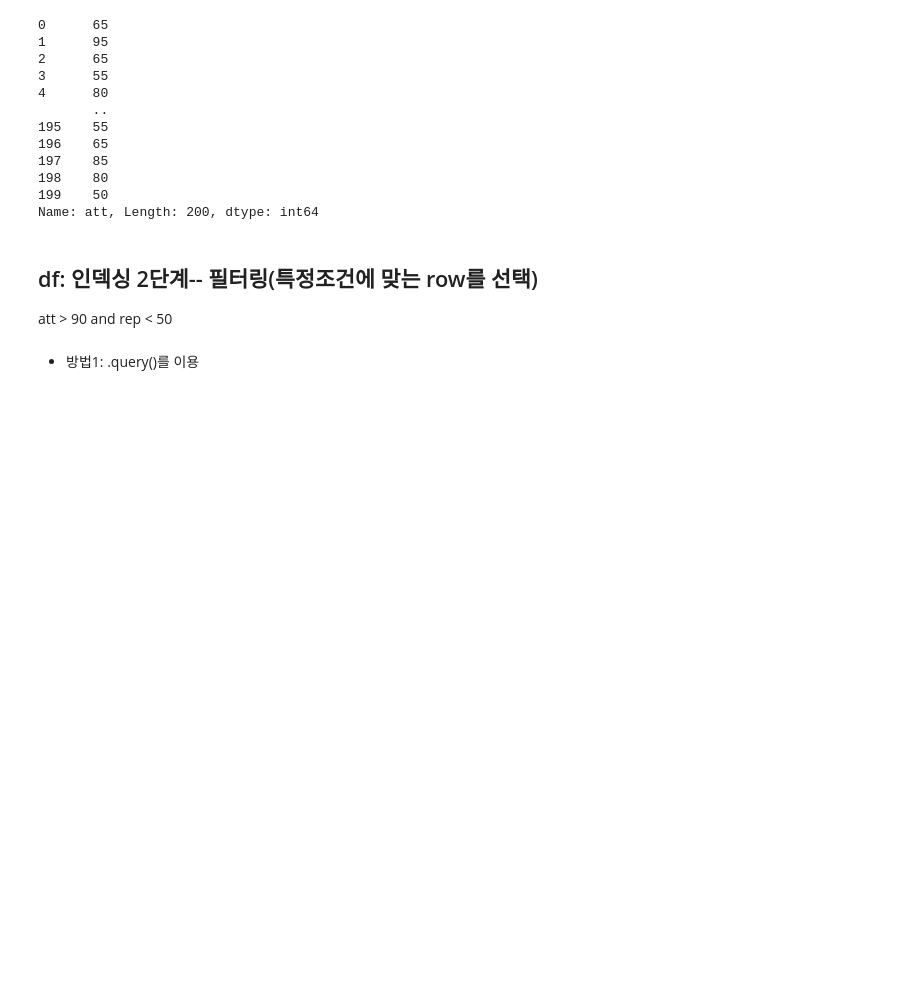
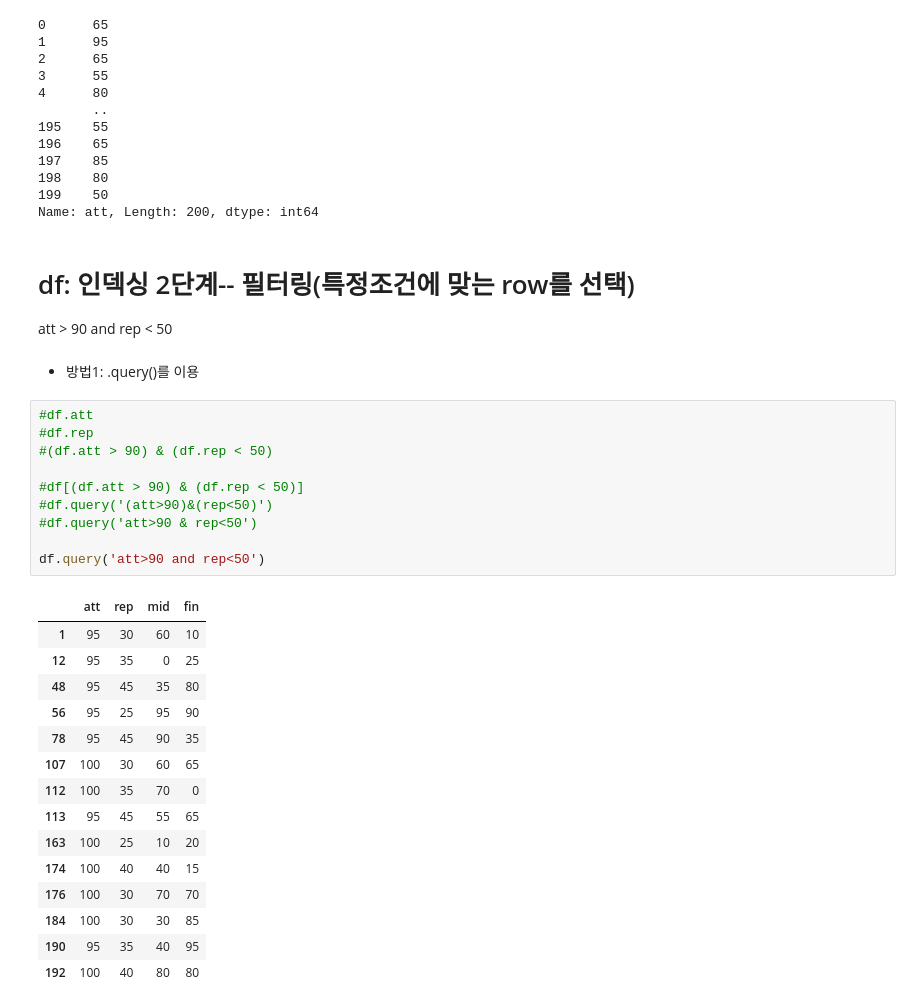
Before and after one commit to g-gg-ggg/Data-Visualization-2022-, a Jupyter notebook: _notebooks/2022-10-17-lambda.ipynb, the cells around one changed output. Cells and saved outputs as stored; diff of their text form; blank space fills up the shorter version.

```diff
--- a/_notebooks/2022-10-17-lambda.ipynb
+++ b/_notebooks/2022-10-17-lambda.ipynb
@@ -587,8 +587,34 @@ df.loc[:,'att'] # 가능
 199    50
 Name: att, Length: 200, dtype: int64
 # %% [markdown]
-## df: 인덱싱 2단계-- 필터링(특정조건에 맞는 row를 선택)
+# df: 인덱싱 2단계-- 필터링(특정조건에 맞는 row를 선택)
 
 att > 90 and rep < 50
 # %% [markdown]
 - 방법1: .query()를 이용
+# %%
+#df.att
+#df.rep
+#(df.att > 90) & (df.rep < 50)
+
+#df[(df.att > 90) & (df.rep < 50)]
+#df.query('(att>90)&(rep<50)')
+#df.query('att>90 & rep<50')
+
+df.query('att>90 and rep<50')
+# %% [output]
+|  | att | rep | mid | fin |
+| 1 | 95 | 30 | 60 | 10 |
+| 12 | 95 | 35 | 0 | 25 |
+| 48 | 95 | 45 | 35 | 80 |
+| 56 | 95 | 25 | 95 | 90 |
+| 78 | 95 | 45 | 90 | 35 |
+| 107 | 100 | 30 | 60 | 65 |
+| 112 | 100 | 35 | 70 | 0 |
+| 113 | 95 | 45 | 55 | 65 |
+| 163 | 100 | 25 | 10 | 20 |
+| 174 | 100 | 40 | 40 | 15 |
+| 176 | 100 | 30 | 70 | 70 |
+| 184 | 100 | 30 | 30 | 85 |
+| 190 | 95 | 35 | 40 | 95 |
+| 192 | 100 | 40 | 80 | 80 |
```
Also changed, not shown: parts of 17 cells of this notebook.
